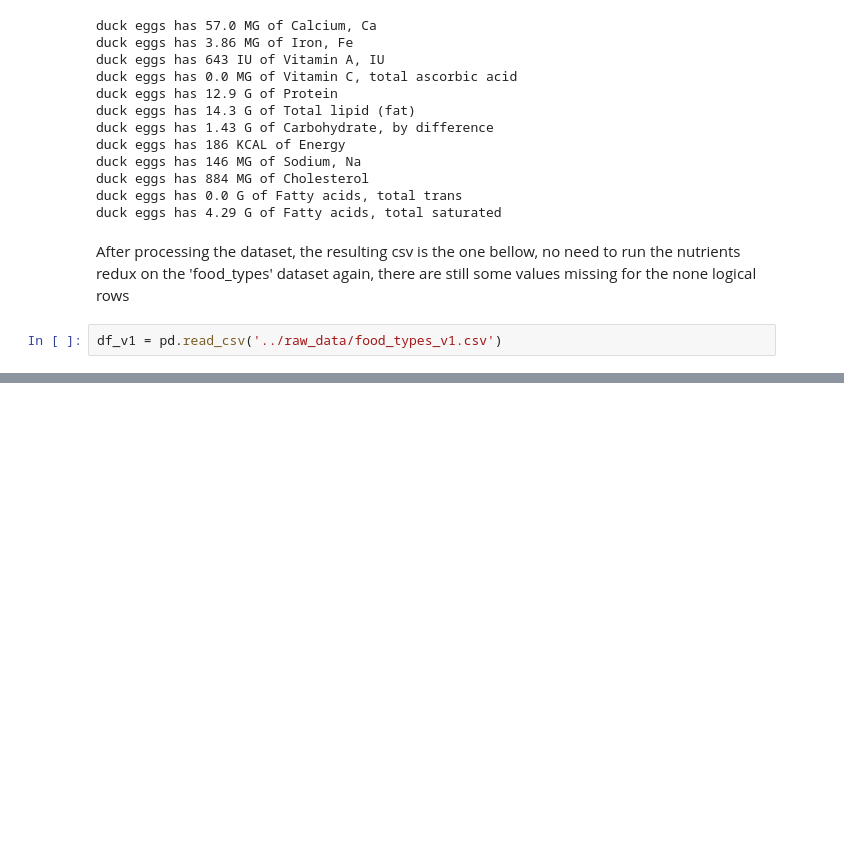
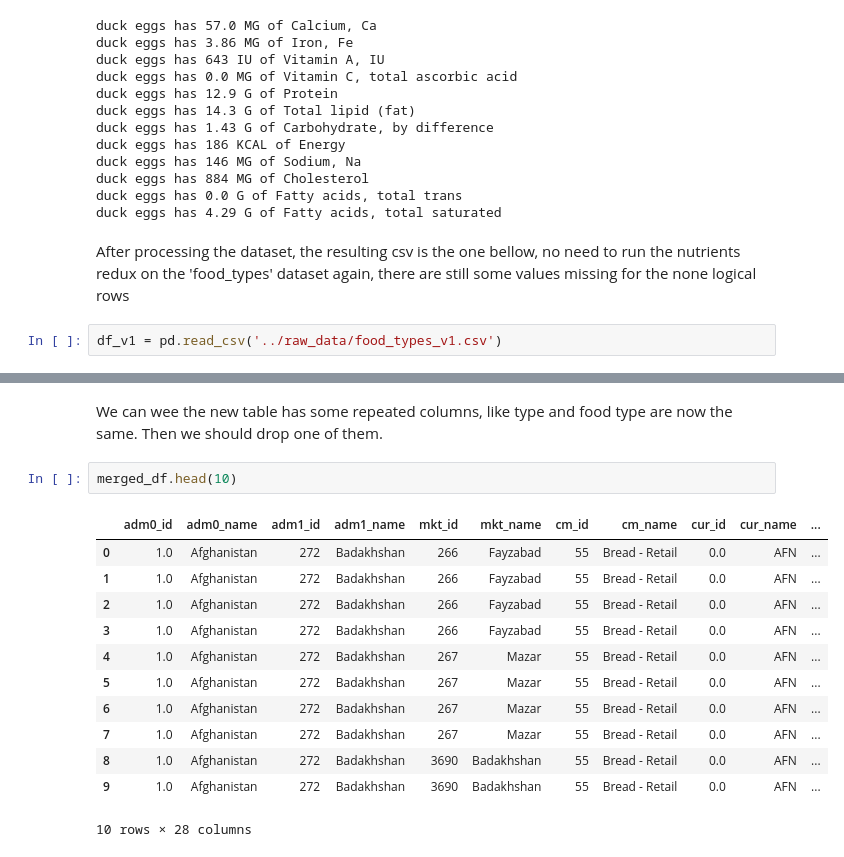
Before and after one commit to AllanRPetersen/Predicting-Food-Prices, a Jupyter notebook: notebooks/adrian_food_global_pricing.ipynb, the cells around one changed output, grey strips where cells are left out. Saved outputs shown, nothing was run; the diff lists cells and outputs as text; blank space fills up the shorter version.

```diff
--- a/notebooks/adrian_food_global_pricing.ipynb
+++ b/notebooks/adrian_food_global_pricing.ipynb
@@ -437,0 +504,17 @@ df_v1.shape
+# %% [markdown]
+We can wee the new table has some repeated columns, like type and food type are now the same. Then we should drop one of them.
+# %%
+merged_df.head(10)
+# %% [output]
+|  | adm0_id | adm0_name | adm1_id | adm1_name | mkt_id | mkt_name | cm_id | cm_name | cur_id | cur_name | ... |
+| 0 | 1.0 | Afghanistan | 272 | Badakhshan | 266 | Fayzabad | 55 | Bread - Retail | 0.0 | AFN | ... |
+| 1 | 1.0 | Afghanistan | 272 | Badakhshan | 266 | Fayzabad | 55 | Bread - Retail | 0.0 | AFN | ... |
+| 2 | 1.0 | Afghanistan | 272 | Badakhshan | 266 | Fayzabad | 55 | Bread - Retail | 0.0 | AFN | ... |
+| 3 | 1.0 | Afghanistan | 272 | Badakhshan | 266 | Fayzabad | 55 | Bread - Retail | 0.0 | AFN | ... |
+| 4 | 1.0 | Afghanistan | 272 | Badakhshan | 267 | Mazar | 55 | Bread - Retail | 0.0 | AFN | ... |
+| 5 | 1.0 | Afghanistan | 272 | Badakhshan | 267 | Mazar | 55 | Bread - Retail | 0.0 | AFN | ... |
+| 6 | 1.0 | Afghanistan | 272 | Badakhshan | 267 | Mazar | 55 | Bread - Retail | 0.0 | AFN | ... |
+| 7 | 1.0 | Afghanistan | 272 | Badakhshan | 267 | Mazar | 55 | Bread - Retail | 0.0 | AFN | ... |
+| 8 | 1.0 | Afghanistan | 272 | Badakhshan | 3690 | Badakhshan | 55 | Bread - Retail | 0.0 | AFN | ... |
+| 9 | 1.0 | Afghanistan | 272 | Badakhshan | 3690 | Badakhshan | 55 | Bread - Retail | 0.0 | AFN | ... |
+10 rows × 28 columns
```
Also changed, not shown: parts of 16 cells of this notebook.
